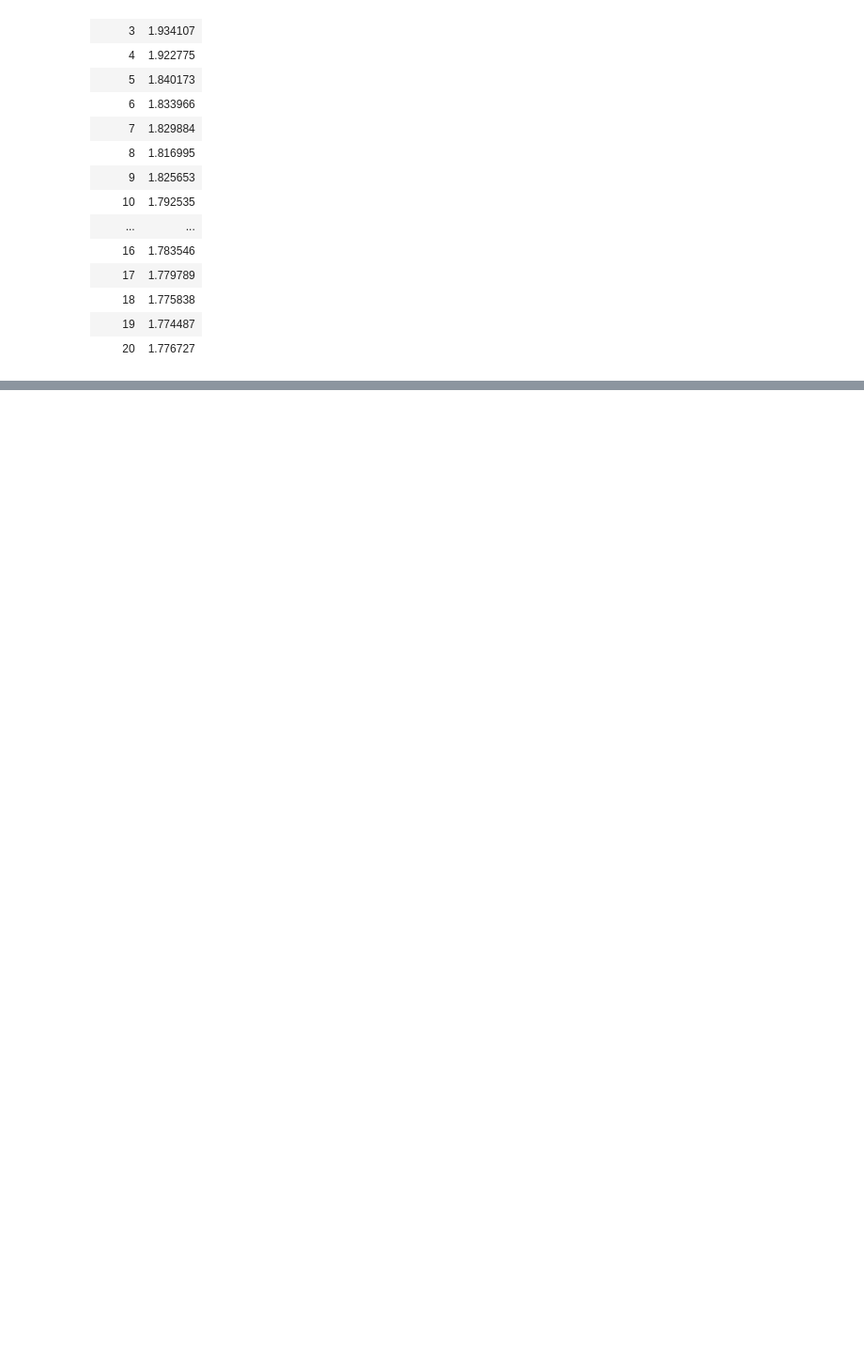
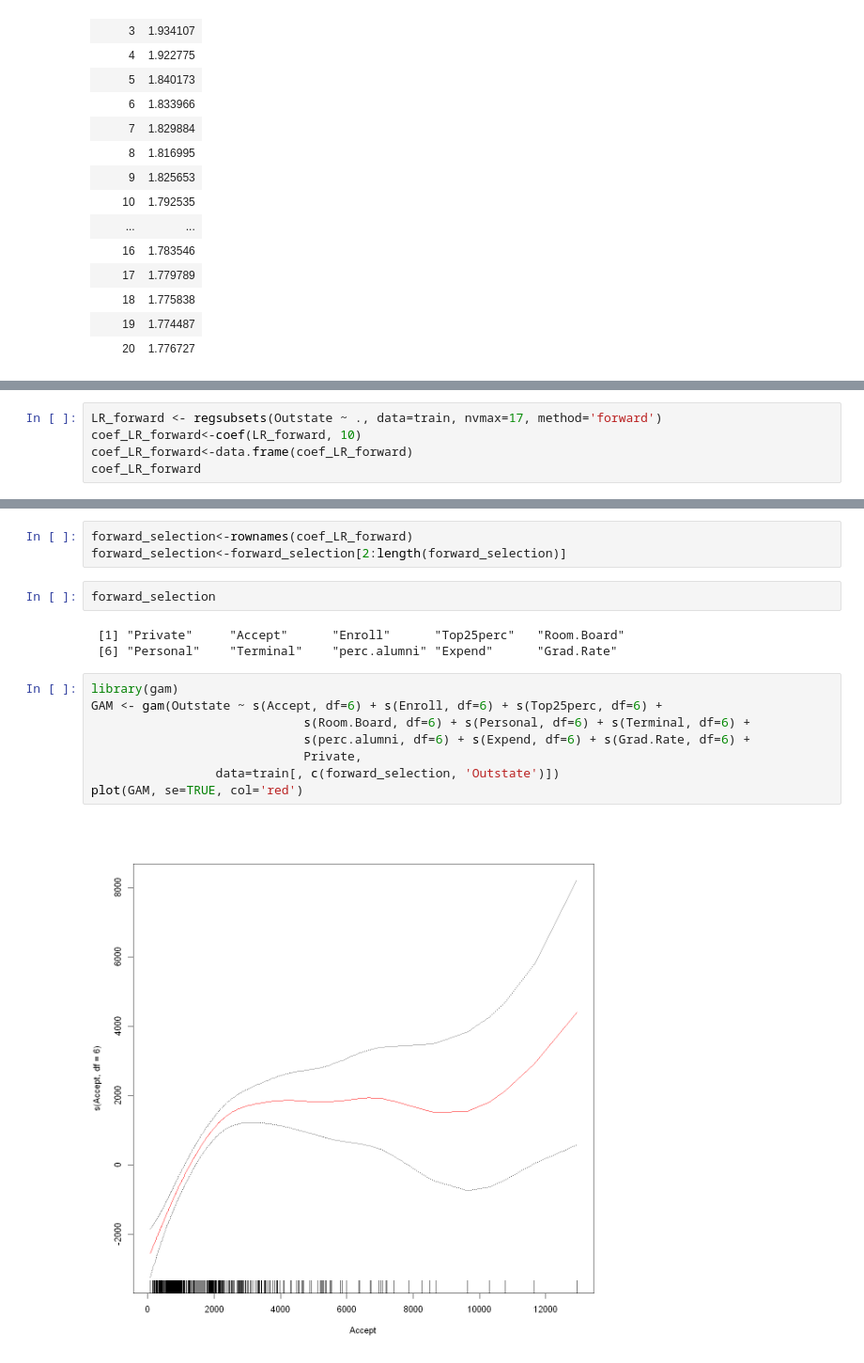
Before and after one commit to alipourmotlagh/MBD_statistical_learning, a Jupyter notebook: Chapter 7/Chapter 7 Q 9 and 10.ipynb, the cells around one changed output, grey strips where cells are left out. Shown at 94% size. Saved outputs shown, nothing was run; the diff lists cells and outputs as text; blank space fills up the shorter version.

```diff
--- a/Chapter 7/Chapter 7 Q 9 and 10.ipynb
+++ b/Chapter 7/Chapter 7 Q 9 and 10.ipynb
@@ -272,0 +444,5 @@ ERROR: Error in cross_validation_splines(cross_validation): could not find funct
+# %%
+LR_forward <- regsubsets(Outstate ~ ., data=train, nvmax=17, method='forward')
+coef_LR_forward<-coef(LR_forward, 10)
+coef_LR_forward<-data.frame(coef_LR_forward)
+coef_LR_forward
@@ -272,0 +464,18 @@ ERROR: Error in cross_validation_splines(cross_validation): could not find funct
+# %%
+forward_selection<-rownames(coef_LR_forward)
+forward_selection<-forward_selection[2:length(forward_selection)]
+# %%
+forward_selection
+# %% [output]
+ [1] "Private"     "Accept"      "Enroll"      "Top25perc"   "Room.Board"
+ [6] "Personal"    "Terminal"    "perc.alumni" "Expend"      "Grad.Rate"
+# %%
+library(gam)
+GAM <- gam(Outstate ~ s(Accept, df=6) + s(Enroll, df=6) + s(Top25perc, df=6) +
+                             s(Room.Board, df=6) + s(Personal, df=6) + s(Terminal, df=6) +
+                             s(perc.alumni, df=6) + s(Expend, df=6) + s(Grad.Rate, df=6) +
+                             Private,
+                 data=train[, c(forward_selection, 'Outstate')])
+plot(GAM, se=TRUE, col='red')
+# %% [output]
+[figure, added]
```
Also changed, not shown: parts of 17 cells of this notebook.
